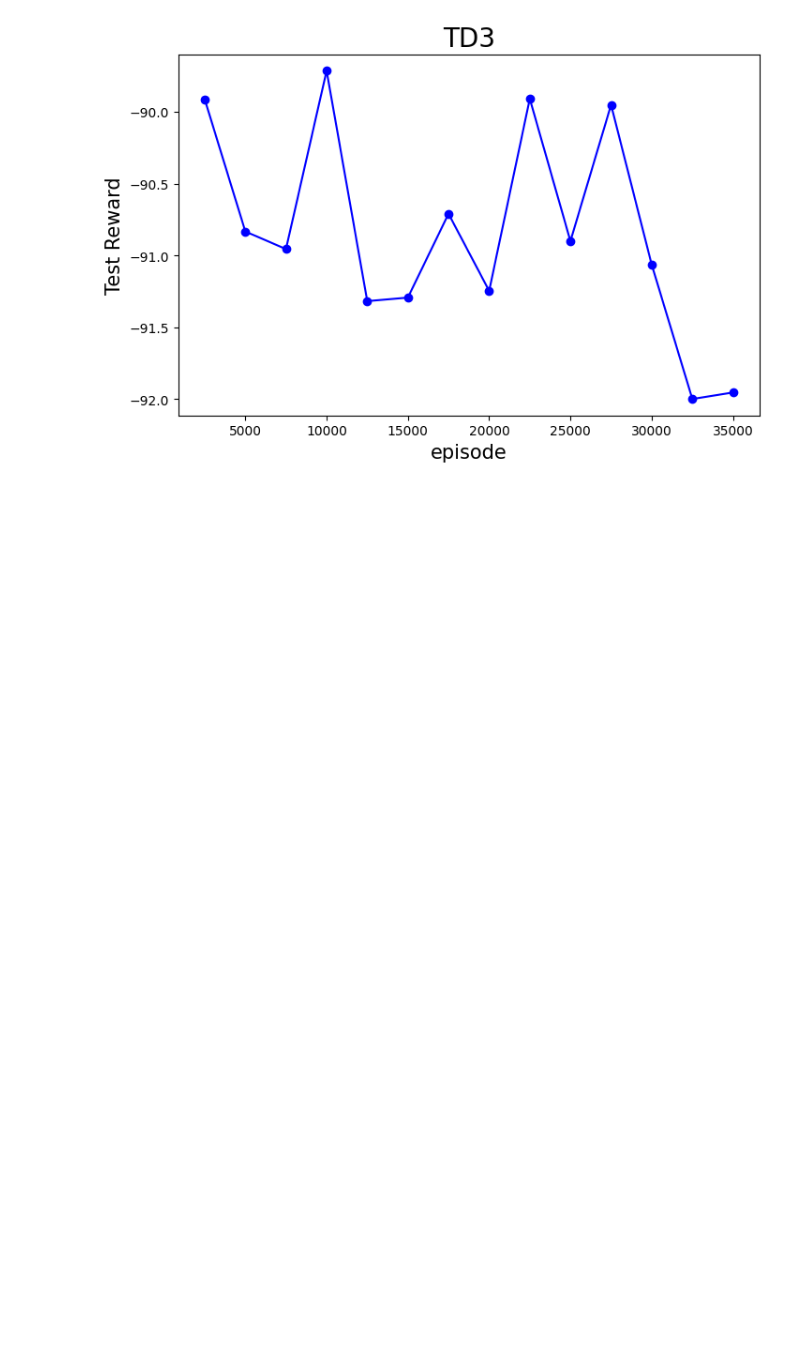
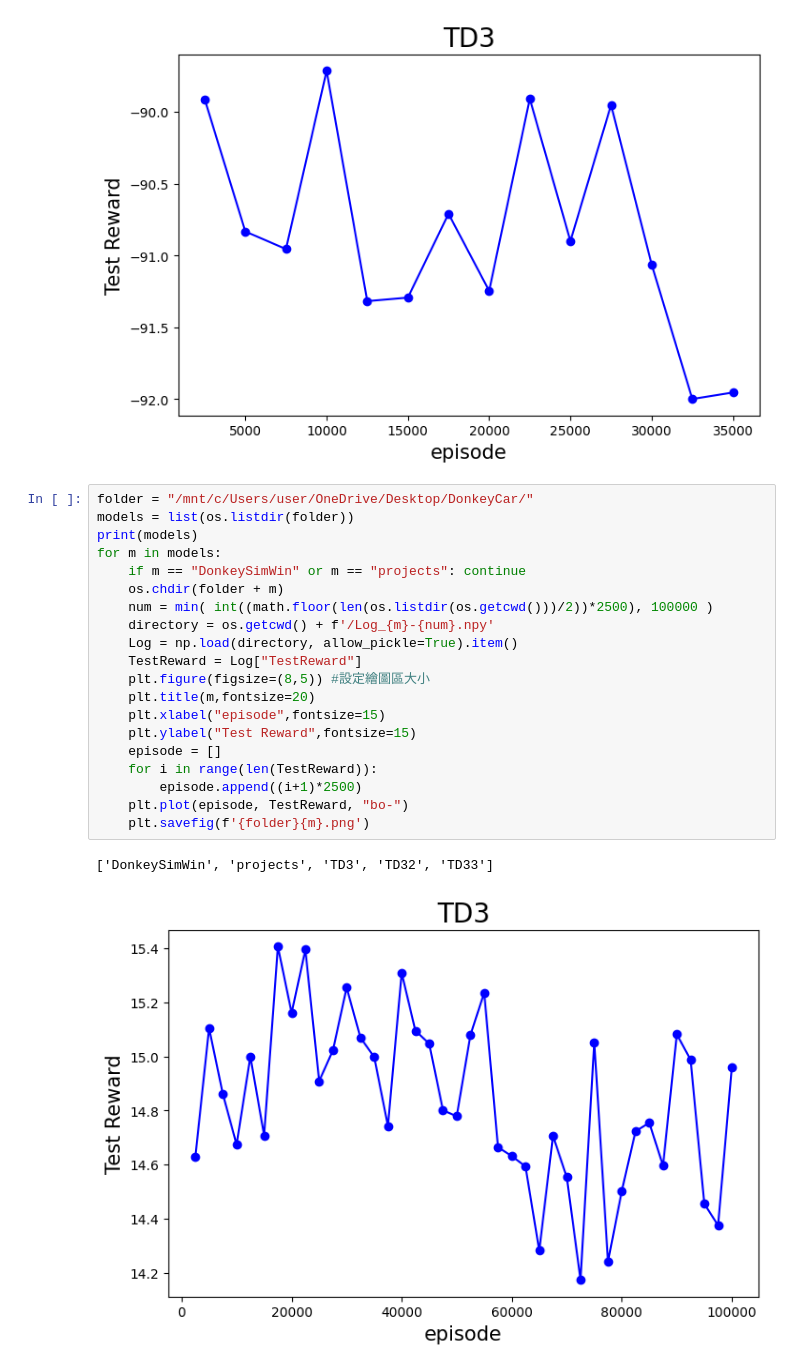
Before and after one commit to ALavender08/Donkey_Car, a Jupyter notebook: drawing_chart.ipynb, the cells around one changed output. Saved outputs shown, nothing was run; the diff lists cells and outputs as text; blank space fills up the shorter version.

Commit message:
draw TD3s charts

```diff
--- a/drawing_chart.ipynb
+++ b/drawing_chart.ipynb
@@ -37,3 +37,26 @@ for m in models:
 [figure]
 [figure]
 [figure]
+# %%
+folder = "/mnt/c/Users/user/OneDrive/Desktop/DonkeyCar/"
+models = list(os.listdir(folder))
+print(models)
+for m in models:
+    if m == "DonkeySimWin" or m == "projects": continue
+    os.chdir(folder + m)
+    num = min( int((math.floor(len(os.listdir(os.getcwd()))/2))*2500), 100000 )
+    directory = os.getcwd() + f'/Log_{m}-{num}.npy'
+    Log = np.load(directory, allow_pickle=True).item()
+    TestReward = Log["TestReward"]
+    plt.figure(figsize=(8,5)) #設定繪圖區大小
+    plt.title(m,fontsize=20)
+    plt.xlabel("episode",fontsize=15)
+    plt.ylabel("Test Reward",fontsize=15)
+    episode = []
+    for i in range(len(TestReward)):
+        episode.append((i+1)*2500)
+    plt.plot(episode, TestReward, "bo-")
+    plt.savefig(f'{folder}{m}.png')
+# %% [output]
+['DonkeySimWin', 'projects', 'TD3', 'TD32', 'TD33']
+[figure, added]
```
Also changed, not shown: parts of 1 cell of this notebook.
